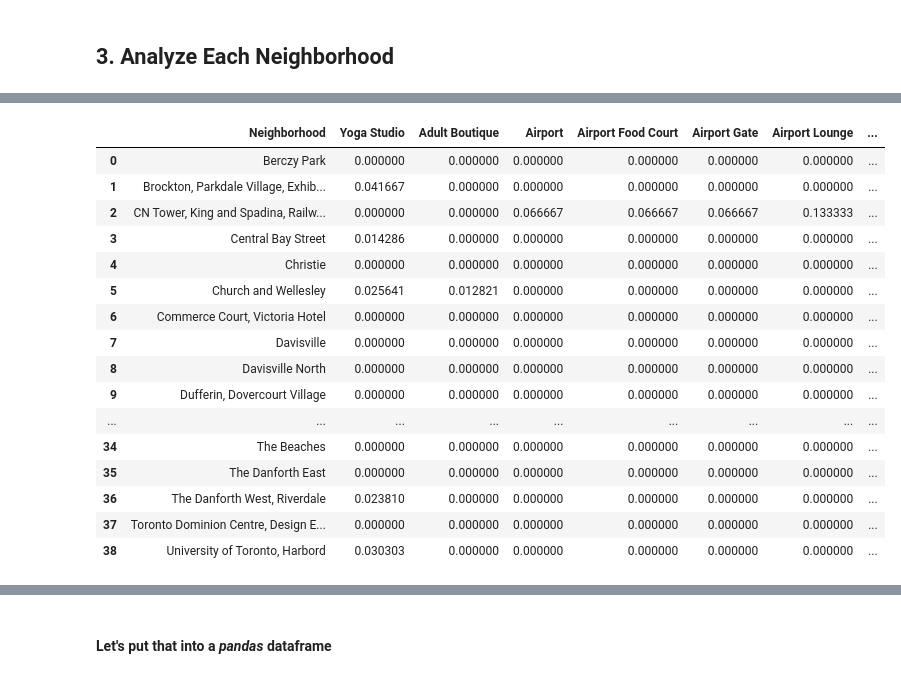
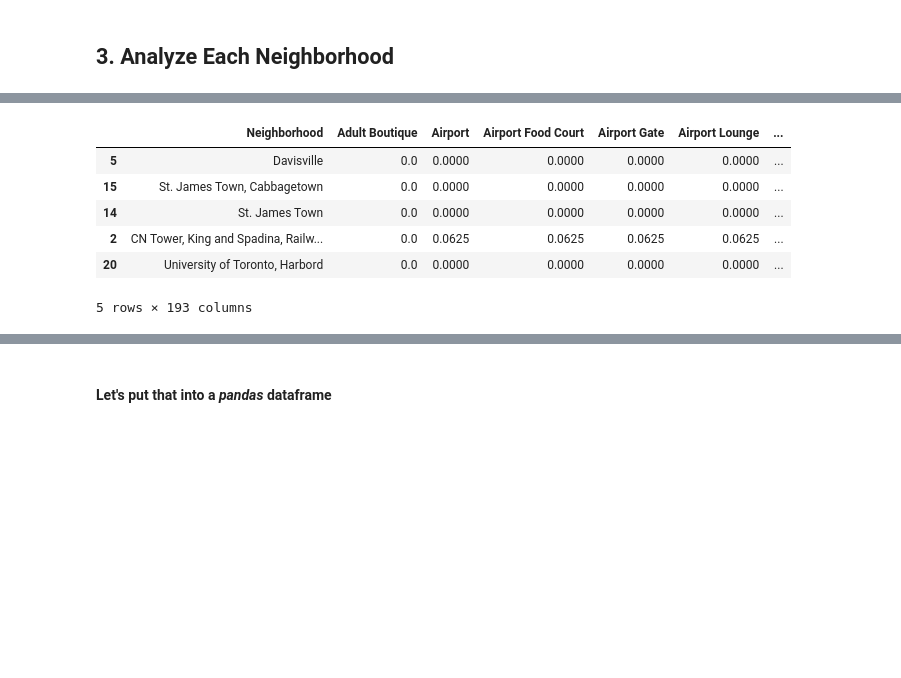
Before and after one commit to o0game0o/capstone_project, a Jupyter notebook: ProjectCapstone.ipynb, the cells around one changed output, grey strips where cells are left out. Saved outputs shown, nothing was run; the diff lists cells and outputs as text; code cells hidden in the pictures; blank space fills up the shorter version.

```diff
--- a/ProjectCapstone.ipynb
+++ b/ProjectCapstone.ipynb
@@ -362,0 +262,4 @@ toronto_venues.groupby('Neighborhood').count()
+# %%
+temp = count_coffee_shop.sort_values(by='Count CoffeeShop&Cafe').reset_index(drop =True)
+# %%
+Neighborhood_list = temp.loc[0:20]['Neighborhood'].tolist()
@@ -368,0 +331,2 @@ There are 237 uniques categories.
+# %%
+select_toronto_venues = toronto_venues[toronto_venues['Neighborhood'].isin(Neighborhood_list)]
@@ -369,13 +342,7 @@ There are 237 uniques categories.
 # %%
 # one hot encoding
-toronto_onehot = pd.get_dummies(toronto_venues[['Venue Category']], prefix="", prefix_sep="")
-
-# add neighborhood column back to dataframe
-toronto_onehot['Neighborhood'] = toronto_venues['Neighborhood']
-
-# move neighborhood column to the first column
-fixed_columns = [toronto_onehot.columns[-1]] + list(toronto_onehot.columns[:-1])
-toronto_onehot = toronto_onehot[fixed_columns]
+toronto_onehot = pd.get_dummies(select_toronto_venues[['Venue Category']], prefix="", prefix_sep="")
+toronto_onehot = pd.concat([select_toronto_venues['Neighborhood'],toronto_onehot],axis = 1)
 
 toronto_onehot.head()
 # %% [output]
@@ -392,24 +360,14 @@ toronto_onehot.shape
 # %%
-toronto_grouped = toronto_onehot.groupby('Neighborhood').mean().reset_index()
-toronto_grouped
+toronto_grouped = toronto_onehot.groupby(('Neighborhood')).mean().reset_index()
+toronto_grouped.sample(5)
 # %% [output]
-|  | Neighborhood | Yoga Studio | Adult Boutique | Airport | Airport Food Court | Airport Gate | Airport Lounge | ... |
-| 0 | Berczy Park | 0.000000 | 0.000000 | 0.000000 | 0.000000 | 0.000000 | 0.000000 | ... |
-| 1 | Brockton, Parkdale Village, Exhib... | 0.041667 | 0.000000 | 0.000000 | 0.000000 | 0.000000 | 0.000000 | ... |
-| 2 | CN Tower, King and Spadina, Railw... | 0.000000 | 0.000000 | 0.066667 | 0.066667 | 0.066667 | 0.133333 | ... |
-| 3 | Central Bay Street | 0.014286 | 0.000000 | 0.000000 | 0.000000 | 0.000000 | 0.000000 | ... |
-| 4 | Christie | 0.000000 | 0.000000 | 0.000000 | 0.000000 | 0.000000 | 0.000000 | ... |
-| 5 | Church and Wellesley | 0.025641 | 0.012821 | 0.000000 | 0.000000 | 0.000000 | 0.000000 | ... |
-| 6 | Commerce Court, Victoria Hotel | 0.000000 | 0.000000 | 0.000000 | 0.000000 | 0.000000 | 0.000000 | ... |
-| 7 | Davisville | 0.000000 | 0.000000 | 0.000000 | 0.000000 | 0.000000 | 0.000000 | ... |
-| 8 | Davisville North | 0.000000 | 0.000000 | 0.000000 | 0.000000 | 0.000000 | 0.000000 | ... |
-| 9 | Dufferin, Dovercourt Village | 0.000000 | 0.000000 | 0.000000 | 0.000000 | 0.000000 | 0.000000 | ... |
-| ... | ... | ... | ... | ... | ... | ... | ... | ... |
-| 34 | The Beaches | 0.000000 | 0.000000 | 0.000000 | 0.000000 | 0.000000 | 0.000000 | ... |
-| 35 | The Danforth East | 0.000000 | 0.000000 | 0.000000 | 0.000000 | 0.000000 | 0.000000 | ... |
-| 36 | The Danforth West, Riverdale | 0.023810 | 0.000000 | 0.000000 | 0.000000 | 0.000000 | 0.000000 | ... |
-| 37 | Toronto Dominion Centre, Design E... | 0.000000 | 0.000000 | 0.000000 | 0.000000 | 0.000000 | 0.000000 | ... |
-| 38 | University of Toronto, Harbord | 0.030303 | 0.000000 | 0.000000 | 0.000000 | 0.000000 | 0.000000 | ... |
+|  | Neighborhood | Adult Boutique | Airport | Airport Food Court | Airport Gate | Airport Lounge | ... |
+| 5 | Davisville | 0.0 | 0.0000 | 0.0000 | 0.0000 | 0.0000 | ... |
+| 15 | St. James Town, Cabbagetown | 0.0 | 0.0000 | 0.0000 | 0.0000 | 0.0000 | ... |
+| 14 | St. James Town | 0.0 | 0.0000 | 0.0000 | 0.0000 | 0.0000 | ... |
+| 2 | CN Tower, King and Spadina, Railw... | 0.0 | 0.0625 | 0.0625 | 0.0625 | 0.0625 | ... |
+| 20 | University of Toronto, Harbord | 0.0 | 0.0000 | 0.0000 | 0.0000 | 0.0000 | ... |
+5 rows × 193 columns
 # %%
 toronto_grouped.shape
 # %% [output]
```
Also changed, not shown: parts of 71 cells of this notebook, 10 other files.
